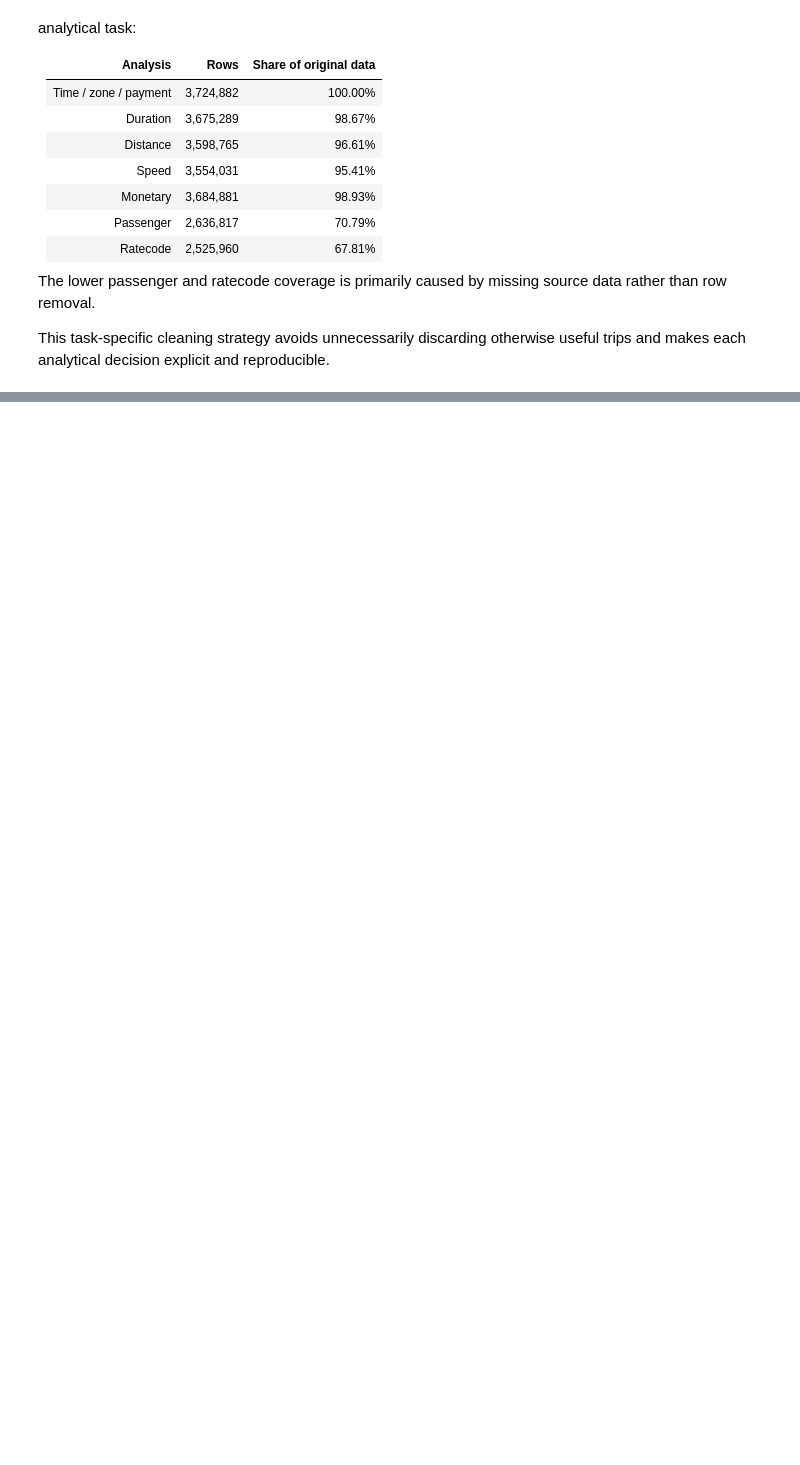
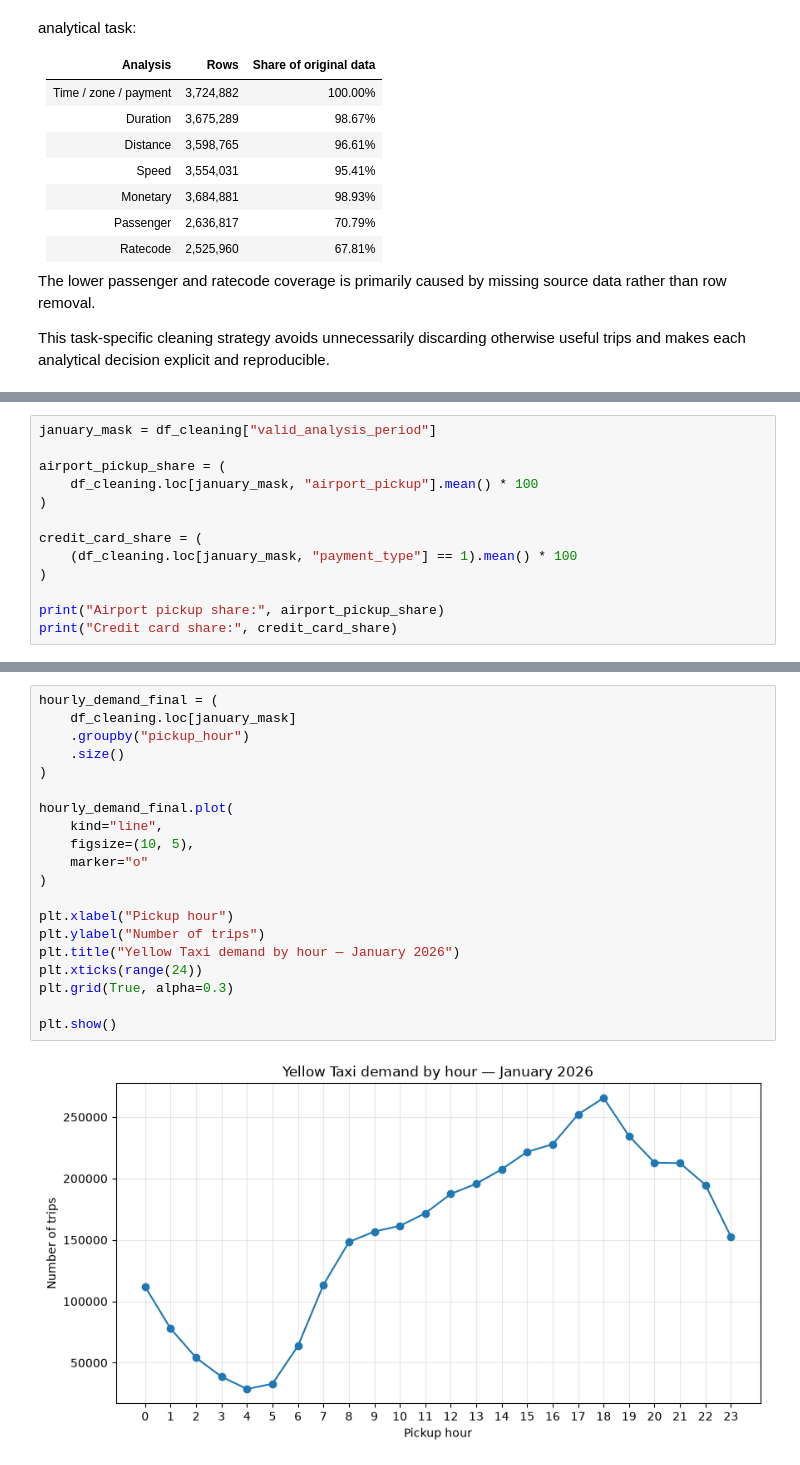
Before and after one commit to sazinovic/nyc-taxi-analysis, a Jupyter notebook: notebooks/01-exploration.ipynb, the cells around one changed output, grey strips where cells are left out. Saved outputs shown, nothing was run; the diff lists cells and outputs as text; blank space fills up the shorter version.

Commit message:
Add final exploratory analysis

```diff
--- a/notebooks/01-exploration.ipynb
+++ b/notebooks/01-exploration.ipynb
@@ -3657,0 +3681,13 @@ This task-specific cleaning strategy avoids unnecessarily discarding otherwise u
+# %%
+january_mask = df_cleaning["valid_analysis_period"]
+
+airport_pickup_share = (
+    df_cleaning.loc[january_mask, "airport_pickup"].mean() * 100
+)
+
+credit_card_share = (
+    (df_cleaning.loc[january_mask, "payment_type"] == 1).mean() * 100
+)
+
+print("Airport pickup share:", airport_pickup_share)
+print("Credit card share:", credit_card_share)
@@ -3657,0 +3726,22 @@ This task-specific cleaning strategy avoids unnecessarily discarding otherwise u
+# %%
+hourly_demand_final = (
+    df_cleaning.loc[january_mask]
+    .groupby("pickup_hour")
+    .size()
+)
+
+hourly_demand_final.plot(
+    kind="line",
+    figsize=(10, 5),
+    marker="o"
+)
+
+plt.xlabel("Pickup hour")
+plt.ylabel("Number of trips")
+plt.title("Yellow Taxi demand by hour — January 2026")
+plt.xticks(range(24))
+plt.grid(True, alpha=0.3)
+
+plt.show()
+# %% [output]
+[figure, added]
```
Also changed, not shown: parts of 31 cells of this notebook.
